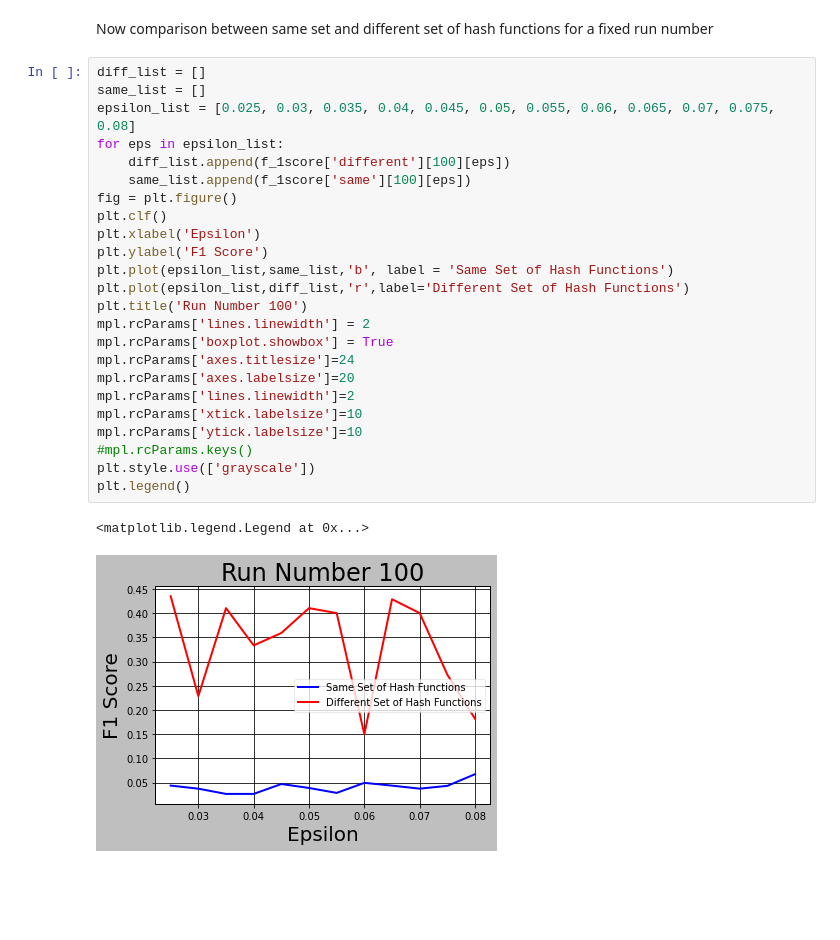
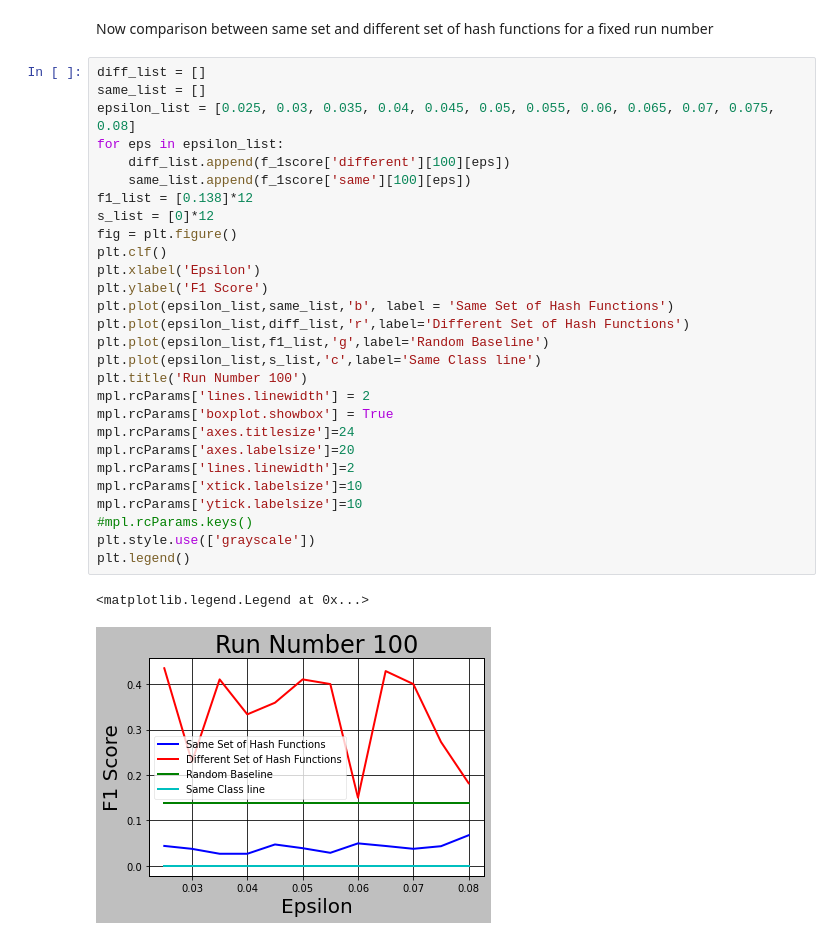
Before and after one commit to snpushpi/Covid19_Contact_tracing_repo_beta, a Jupyter notebook: Final_data_analysis_overlapped_graphs.ipynb, the cells around one changed output. Cells and saved outputs as stored; diff of their text form; blank space fills up the shorter version.

```diff
--- a/Final_data_analysis_overlapped_graphs.ipynb
+++ b/Final_data_analysis_overlapped_graphs.ipynb
@@ -240,30 +256,34 @@ Now comparison between same set and different set of hash functions for a fixed
 # %%
 diff_list = []
 same_list = []
 epsilon_list = [0.025, 0.03, 0.035, 0.04, 0.045, 0.05, 0.055, 0.06, 0.065, 0.07, 0.075, 0.08]
 for eps in epsilon_list:
     diff_list.append(f_1score['different'][100][eps])
     same_list.append(f_1score['same'][100][eps])
+f1_list = [0.138]*12
+s_list = [0]*12
 fig = plt.figure()
 plt.clf()
 plt.xlabel('Epsilon')
 plt.ylabel('F1 Score')
 plt.plot(epsilon_list,same_list,'b', label = 'Same Set of Hash Functions')
 plt.plot(epsilon_list,diff_list,'r',label='Different Set of Hash Functions')
+plt.plot(epsilon_list,f1_list,'g',label='Random Baseline')
+plt.plot(epsilon_list,s_list,'c',label='Same Class line')
 plt.title('Run Number 100')
 mpl.rcParams['lines.linewidth'] = 2
 mpl.rcParams['boxplot.showbox'] = True
 mpl.rcParams['axes.titlesize']=24
 mpl.rcParams['axes.labelsize']=20
 mpl.rcParams['lines.linewidth']=2
 mpl.rcParams['xtick.labelsize']=10
 mpl.rcParams['ytick.labelsize']=10
 #mpl.rcParams.keys()
 plt.style.use(['grayscale'])
 plt.legend()
 # %% [output]
 <matplotlib.legend.Legend at 0x...>
-[figure, old version]
+[figure, new version]
 # %%
 diff_list = []
 same_list = []
```
Also changed, not shown: parts of 17 cells of this notebook.
